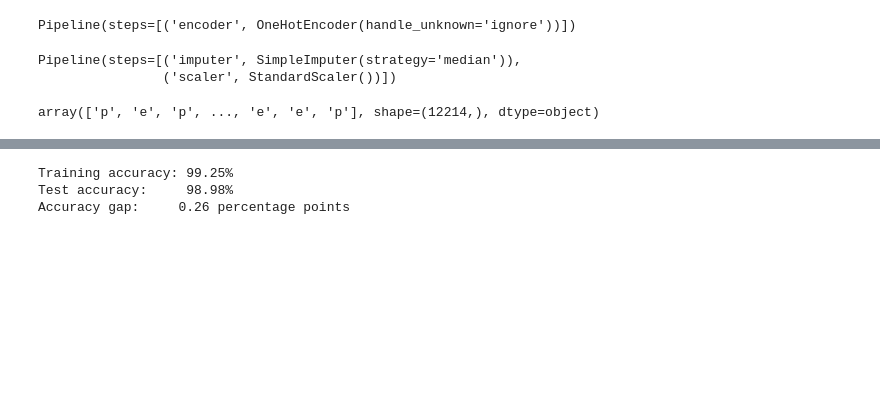
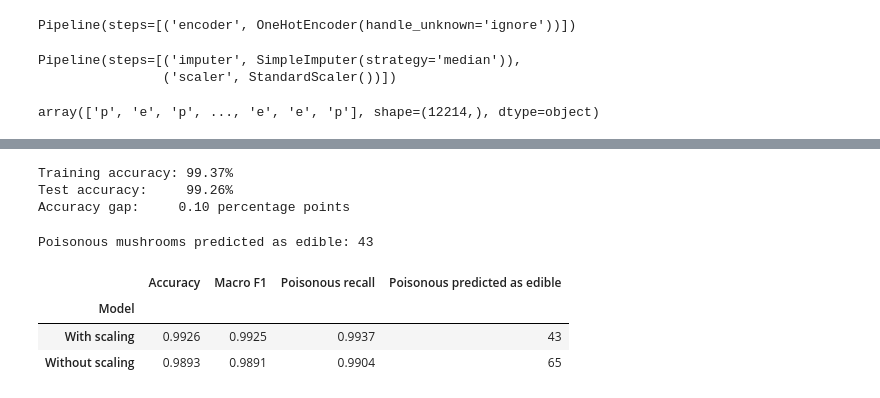
Before and after one commit to Jacob-tech9/machine_learning_mini-project, a Jupyter notebook: notebooks/KNN_model.ipynb, the cells around one changed output, grey strips where cells are left out. Cells and saved outputs as stored; diff of their text form; code cells hidden in the pictures; blank space fills up the shorter version.

Commit message:
Final KNN model changes

```diff
--- a/notebooks/KNN_model.ipynb
+++ b/notebooks/KNN_model.ipynb
@@ -89,8 +70,9 @@ Test observations: 12214
 Training features: ['cap-color', 'cap-shape', 'does-bruise-or-bleed', 'gill-color', 'has-ring', 'season', 'habitat', 'cap-diameter', 'stem-height', 'stem-width']
 # %%
 # Split features by type
+
 numeric_features = ["cap-diameter", 'stem-height', 'stem-width']
-nominal_features = [    "cap-color", "cap-shape","does-bruise-or-bleed", "gill-color", "has-ring", "season", "habitat", "cap-diameter", "stem-height", "stem-width"]
+nominal_features = [    "cap-color", "cap-shape","does-bruise-or-bleed", "gill-color", "has-ring", "season", "habitat"]
 # %%
 # Define the enconder for Nominal features
 
@@ -198,5 +180,5 @@ NameError: name 'ConfusionMatrixDisplay' is not defined
 # %%
-# We want to compare the Test and Training models to check if there is overfitting or underfitting
+# Compare Test and Training accuracy to check if there is overfitting or underfitting
 
 train_accuracy = model.score(X_train_mush, y_train_mush)
 test_accuracy = model.score(X_test_mush, y_test_mush)
@@ -205,6 +187,51 @@ print(f"Training accuracy: {train_accuracy:.2%}")
 print(f"Test accuracy:     {test_accuracy:.2%}")
 print(f"Accuracy gap:     {(train_accuracy - test_accuracy) * 100:.2f} percentage points")
 # %% [output]
-Training accuracy: 99.25%
-Test accuracy:     98.98%
-Accuracy gap:     0.26 percentage points
+Training accuracy: 99.37%
+Test accuracy:     99.26%
+Accuracy gap:     0.10 percentage points
+# %%
+# Check how many mushrooms have been wrongly classified
+
+missed_poisonous = ((y_test_mush == "p") & (y_pred == "e")).sum()
+print(f"Poisonous mushrooms predicted as edible: {missed_poisonous}")
+# %% [output]
+Poisonous mushrooms predicted as edible: 43
+# %%
+# Train KNN and generate predictions without scaling
+model_unscaled = clone(model)
+
+model_unscaled.set_params(preprocessing__numeric__scaler="passthrough")
+
+model_unscaled.fit(X_train_mush, y_train_mush)
+
+y_pred_unscaled = model_unscaled.predict(X_test_mush)
+# %%
+# Compare both models' overall performance (with and without scaling)
+results = []
+
+for scaling, predictions in [
+    ("With scaling", y_pred),
+    ("Without scaling", y_pred_unscaled),
+]:
+
+    results.append({
+        "Model": scaling,
+        "Accuracy": accuracy_score(y_test_mush, predictions),
+        "Macro F1": f1_score(y_test_mush, predictions, average="macro"),
+        "Poisonous recall": recall_score(
+            y_test_mush, predictions, pos_label="p"
+        ),
+        "Poisonous predicted as edible": (
+            (y_test_mush == "p") & (predictions == "e")
+        ).sum(),
+    })
+
+
+comparison = pd.DataFrame(results).set_index("Model")
+display(comparison.round(4))
+# %% [output]
+|  | Accuracy | Macro F1 | Poisonous recall | Poisonous predicted as edible |
+| Model |  |  |  |  |
+| With scaling | 0.9926 | 0.9925 | 0.9937 | 43 |
+| Without scaling | 0.9893 | 0.9891 | 0.9904 | 65 |
```
Also changed, not shown: parts of 8 cells of this notebook, 1 other file.
